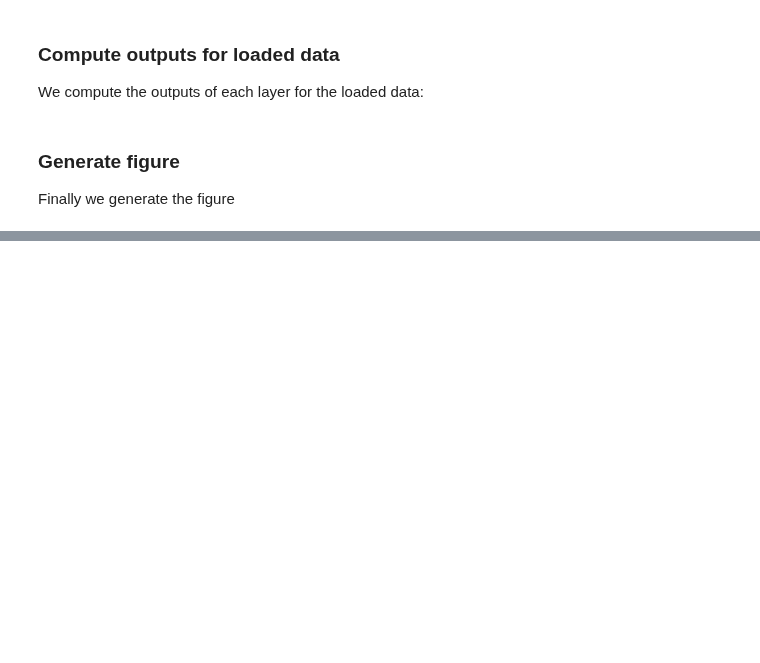
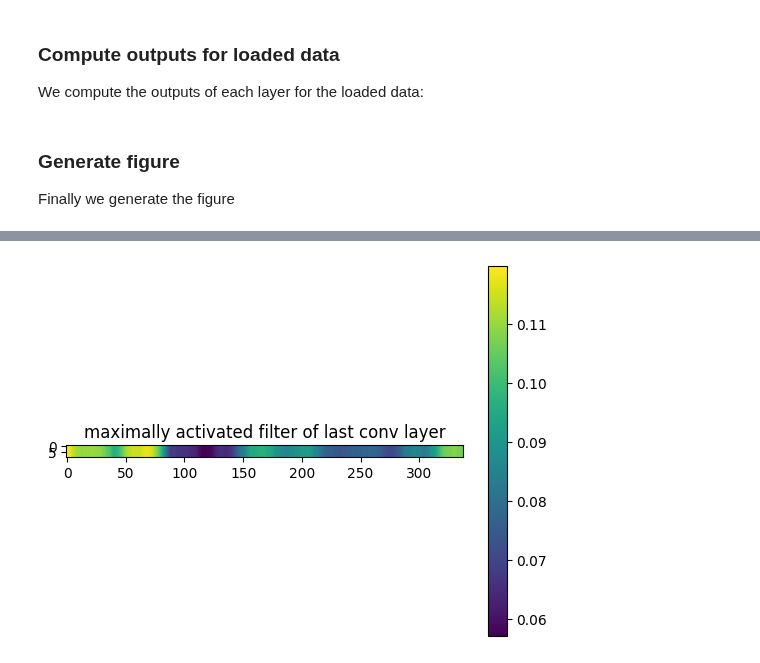
Before and after one commit to arthurdehgan/meegnet, a Jupyter notebook: notebooks/visu_filters.ipynb, the cells around one changed output, grey strips where cells are left out. Cells and saved outputs as stored; diff of their text form; code cells hidden in the pictures; blank space fills up the shorter version.

```diff
--- a/notebooks/visu_filters.ipynb
+++ b/notebooks/visu_filters.ipynb
@@ -166,0 +270,10 @@ plt.close()
+# %%
+
+# activation_map = np.array([output[0, max_filter_index, :, :].detach().cpu().numpy().squeeze()]*10)
+activation_map_single_trial = np.array([output[trial, max_filter_index, :, :].cpu().numpy().squeeze()]*10)
+plt.imshow(activation_map_single_trial, cmap='viridis')
+plt.title(f"maximally activated filter of last conv layer")
+plt.colorbar()
+plt.show()
+# %% [output]
+[figure, added]
```
Also changed, not shown: parts of 12 cells of this notebook, 6 other files.
